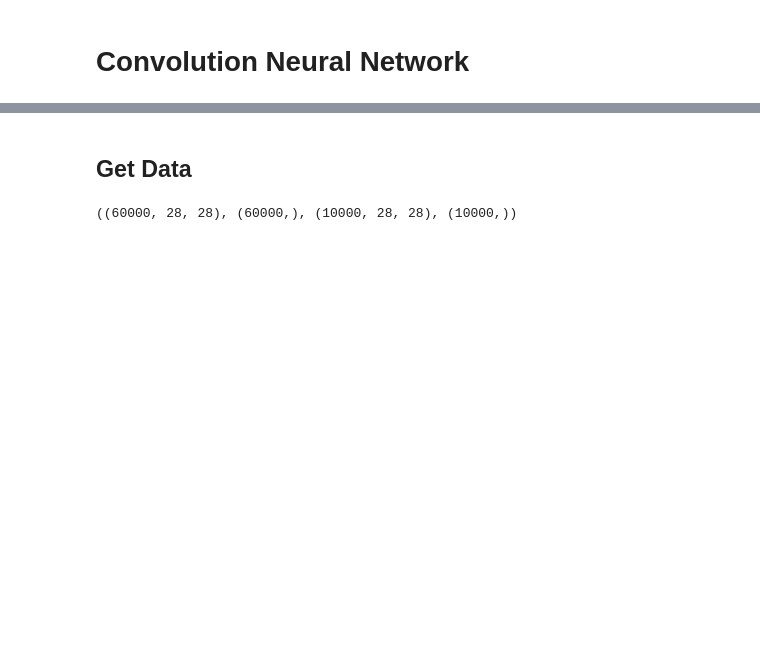
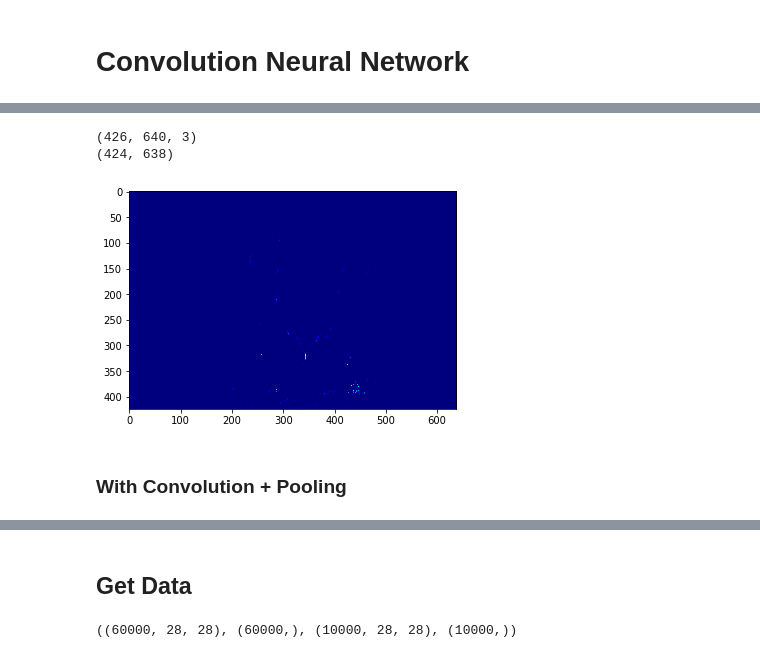
Before and after one commit to amitkaps/deep-learning, a Jupyter notebook: 03-CNN.ipynb, the cells around one changed output, grey strips where cells are left out. Cells and saved outputs as stored; diff of their text form; code cells hidden in the pictures; blank space fills up the shorter version.

```diff
--- a/03-CNN.ipynb
+++ b/03-CNN.ipynb
@@ -2,0 +54,12 @@
+# %%
+model2 = Sequential()
+model2.add(Conv2D(1, (3, 3), input_shape=cheetah.shape))
+model2.add(Activation("relu"))
+# %%
+visualise_conv(cheetah, model2)
+# %% [output]
+(426, 640, 3)
+(424, 638)
+[figure, added]
+# %% [markdown]
+### With Convolution + Pooling
```
Also changed, not shown: parts of 58 cells of this notebook, 1 other file.
